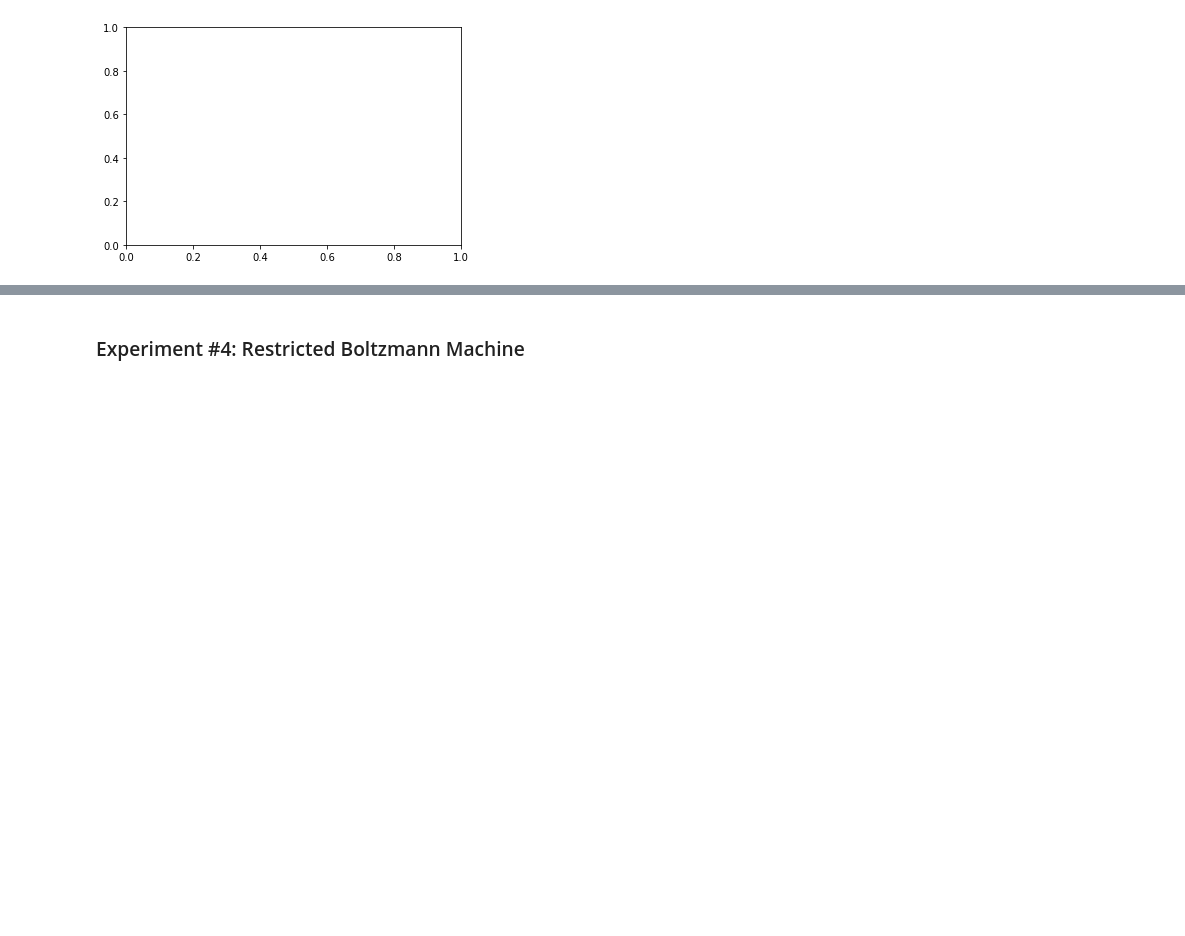
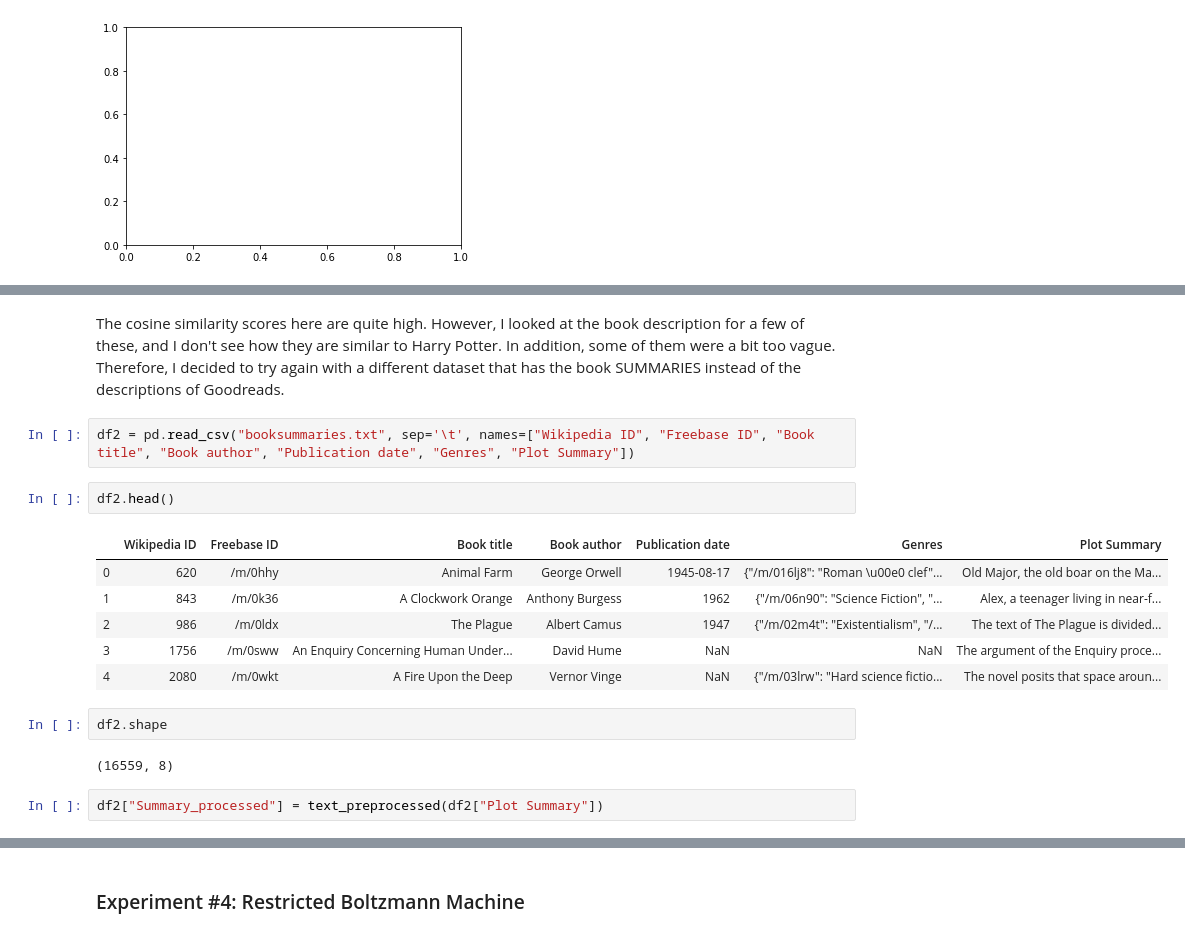
Before and after one commit to almahdiy/book_recommendation_engine, a Jupyter notebook: recommender_EDA_DataPrep.ipynb, the cells around one changed output, grey strips where cells are left out. Drawn from its saved outputs; the diff is of its cells as text; blank space fills up the shorter version.

Commit message:
Some promising results using transformers + cosine similarity + book plot summaries instead of description

```diff
--- a/recommender_EDA_DataPrep.ipynb
+++ b/recommender_EDA_DataPrep.ipynb
@@ -467,0 +468,19 @@ ValueError: setting an array element with a sequence.
+# %% [markdown]
+The cosine similarity scores here are quite high. However, I looked at the book description for a few of these, and I don't see how they are similar to Harry Potter. In addition, some of them were a bit too vague. Therefore, I decided to try again with a different dataset that has the book SUMMARIES instead of the descriptions of Goodreads.
+# %%
+df2 = pd.read_csv("booksummaries.txt", sep='\t', names=["Wikipedia ID", "Freebase ID", "Book title", "Book author", "Publication date", "Genres", "Plot Summary"])
+# %%
+df2.head()
+# %% [output]
+|  | Wikipedia ID | Freebase ID | Book title | Book author | Publication date | Genres | Plot Summary |
+| 0 | 620 | /m/0hhy | Animal Farm | George Orwell | 1945-08-17 | {"/m/016lj8": "Roman \u00e0 clef"... | Old Major, the old boar on the Ma... |
+| 1 | 843 | /m/0k36 | A Clockwork Orange | Anthony Burgess | 1962 | {"/m/06n90": "Science Fiction", "... | Alex, a teenager living in near-f... |
+| 2 | 986 | /m/0ldx | The Plague | Albert Camus | 1947 | {"/m/02m4t": "Existentialism", "/... | The text of The Plague is divided... |
+| 3 | 1756 | /m/0sww | An Enquiry Concerning Human Under... | David Hume | NaN | NaN | The argument of the Enquiry proce... |
+| 4 | 2080 | /m/0wkt | A Fire Upon the Deep | Vernor Vinge | NaN | {"/m/03lrw": "Hard science fictio... | The novel posits that space aroun... |
+# %%
+df2.shape
+# %% [output]
+(16559, 8)
+# %%
+df2["Summary_processed"] = text_preprocessed(df2["Plot Summary"])
```
Also changed, not shown: parts of 27 cells of this notebook, 6 other files.
